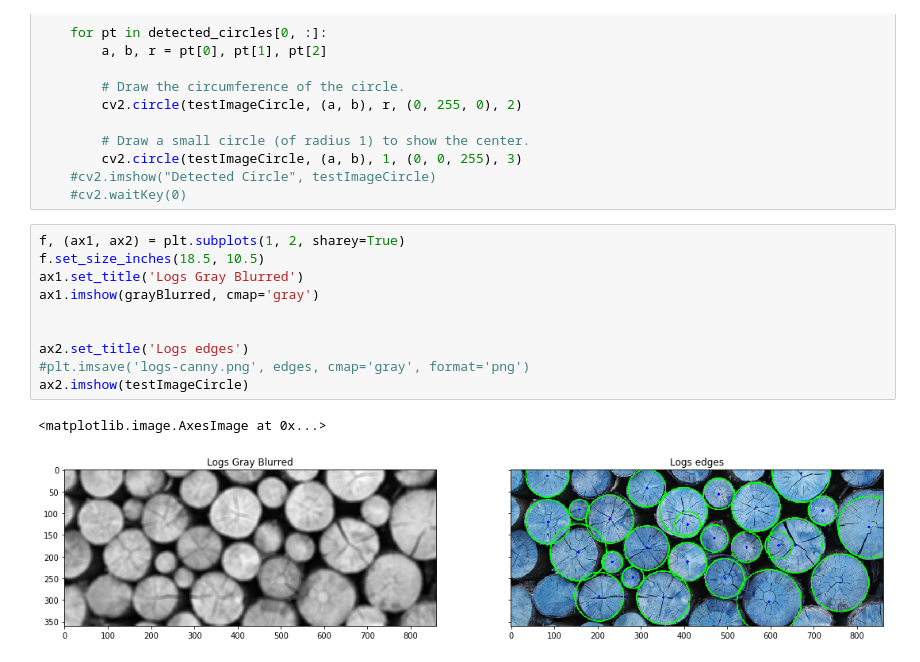
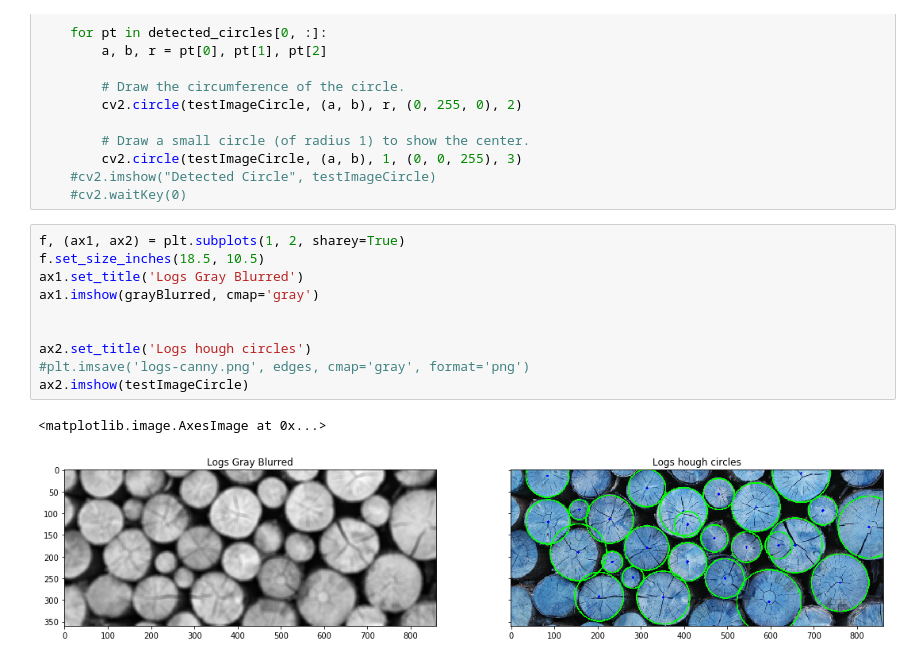
Before and after one commit to bdutta6/computer-vision-portfolio, a Jupyter notebook: countObjects.ipynb, the cells around one changed output. Saved outputs shown, nothing was run; the diff lists cells and outputs as text.

```diff
--- a/countObjects.ipynb
+++ b/countObjects.ipynb
@@ -113,13 +95,13 @@ if detected_circles is not None:
 # %%
 f, (ax1, ax2) = plt.subplots(1, 2, sharey=True)
 f.set_size_inches(18.5, 10.5)
 ax1.set_title('Logs Gray Blurred')
 ax1.imshow(grayBlurred, cmap='gray')
 
 
-ax2.set_title('Logs edges')
+ax2.set_title('Logs hough circles')
 #plt.imsave('logs-canny.png', edges, cmap='gray', format='png')
 ax2.imshow(testImageCircle)
 # %% [output]
 <matplotlib.image.AxesImage at 0x...>
-[figure, old version]
+[figure, new version]
```
Also changed, not shown: parts of 12 cells of this notebook.
